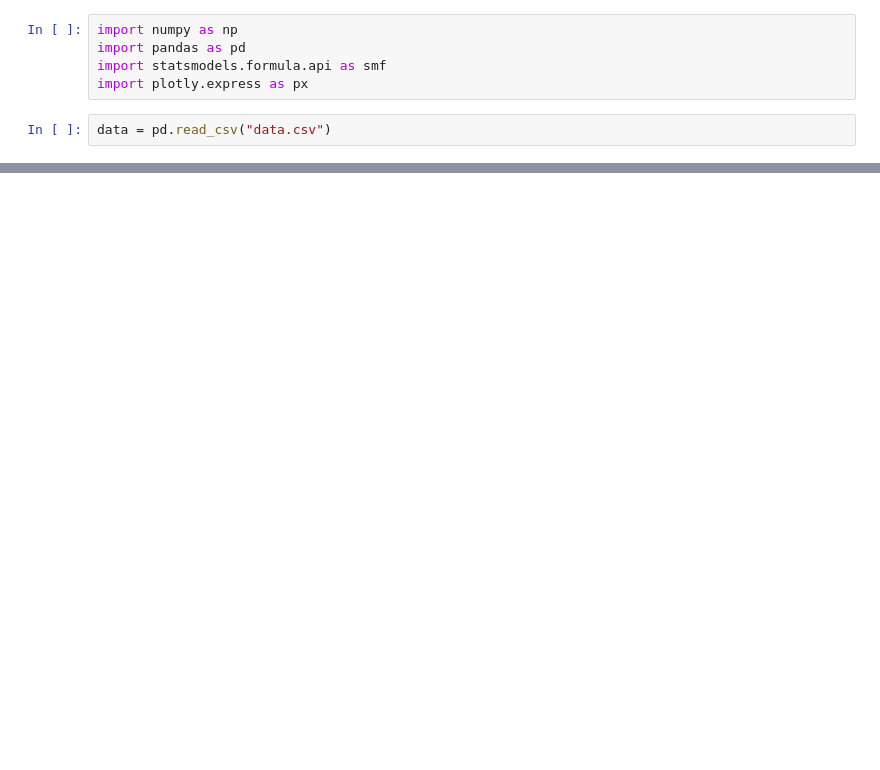
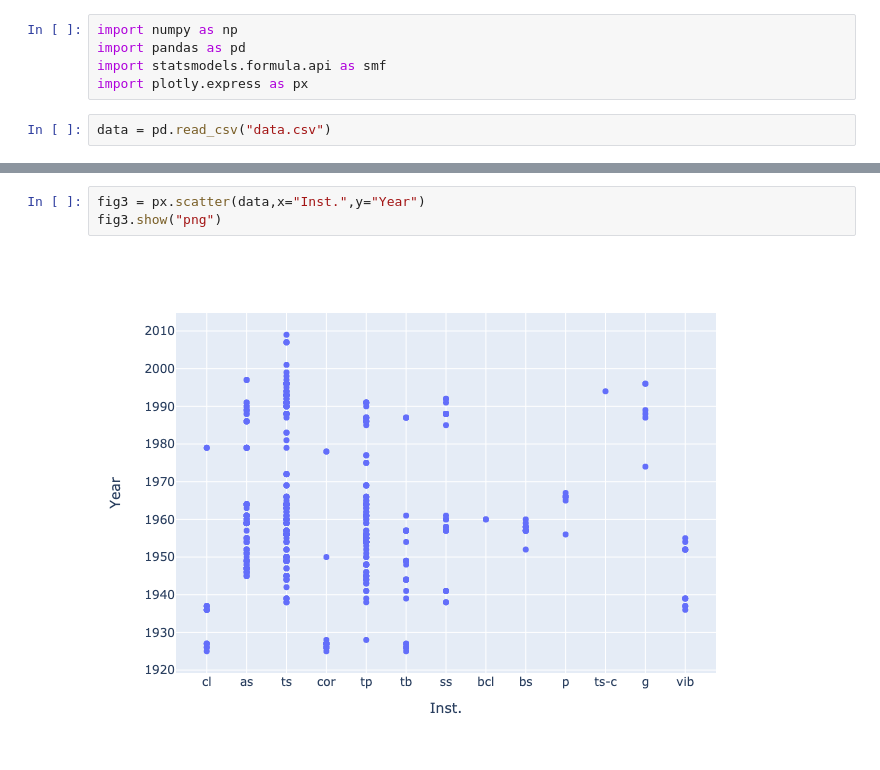
Before and after one commit to brodyholt/Multinomial-Logit-Model-on-Jazz-Solo-Data, a Jupyter notebook: jazz.ipynb, the cells around one changed output, grey strips where cells are left out. Cells and saved outputs as stored; diff of their text form; blank space fills up the shorter version.

```diff
--- a/jazz.ipynb
+++ b/jazz.ipynb
@@ -13,0 +18,5 @@ ValueError: Mime type rendering requires nbformat>=4.2.0 but it is not installed
+# %%
+fig3 = px.scatter(data,x="Inst.",y="Year")
+fig3.show("png")
+# %% [output]
+[figure, added]
```
Also changed, not shown: parts of 10 cells of this notebook.
